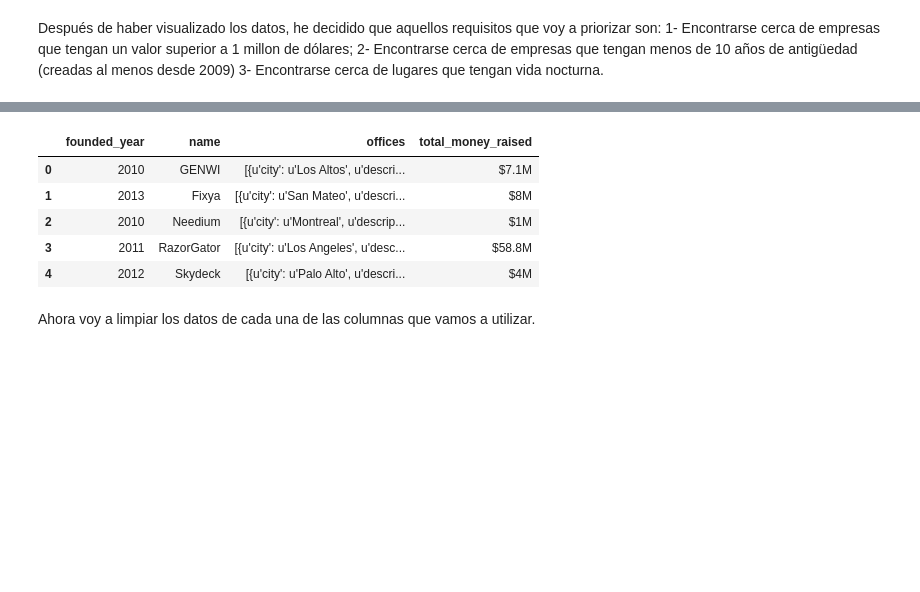
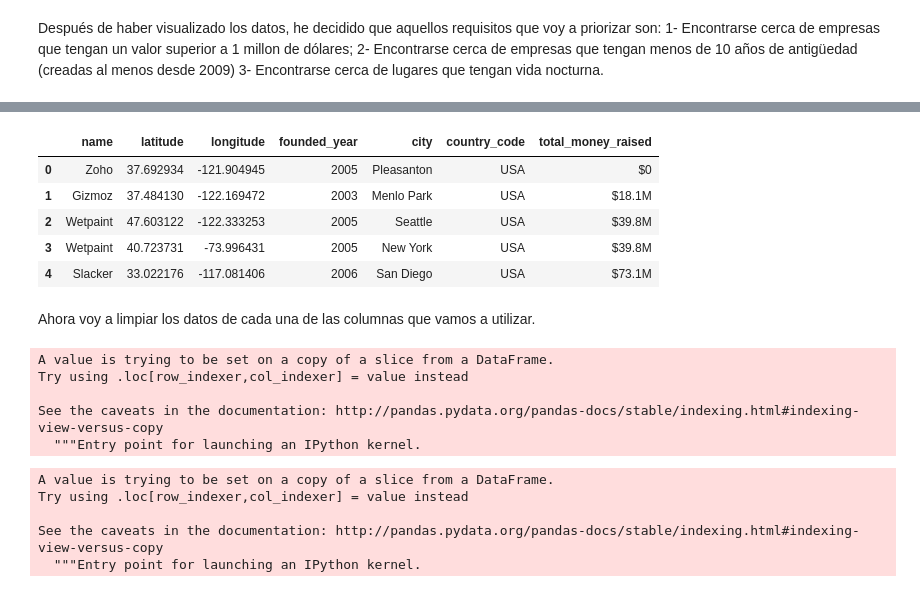
Before and after one commit to Mgraciaverdura/visualizing-real-world-data-project, a Jupyter notebook: df_filtered.ipynb, the cells around one changed output, grey strips where cells are left out. Cells and saved outputs as stored; diff of their text form; code cells hidden in the pictures; blank space fills up the shorter version.

Commit message:
generar json

```diff
--- a/df_filtered.ipynb
+++ b/df_filtered.ipynb
@@ -29,4 +39,22 @@ Después de haber visualizado los datos, he decidido que aquellos requisitos que
     2- Encontrarse cerca de empresas que tengan menos de 10 años de antigüedad (creadas al menos desde 2009)
     3- Encontrarse cerca de lugares que tengan vida nocturna.
 # %%
-perfect_place = db.companies.find({"$and":[{"offices.latitude":{"$exists":True}},{"offices.latitude":{"$ne":None}},{"offices.longitude":{"$exists":True}},{"offices.longitude":{"$ne":None}},{"total_money_raised":{"$exists":True}},{"total_money_raised":{"$gte":"$1M"}},{"founded_year":{"$gte":2009}},{"founded_year":{"$ne":None}},{"offices":{"$not":{"$size":0}}}]},{"name":1, "total_money_raised":1, "founded_year":1, "offices":1, "offices.latitude": 1, "offices.longitude": 1, "_id":0})
+perfect_place = db.companies.find({"$and":
+                                   [{"offices.latitude":{"$exists":True}},
+                                    {"offices.latitude":{"$ne":None}},
+                                    {"offices.longitude":{"$exists":True}},
+                                    {"offices.longitude":{"$ne":None}},
+                                    {"total_money_raised":{"$exists":True}},
+                                    {"total_money_raised":{"$not":{"$size":0}}},
+                                    {"founded_year":{"$gte":2000}},
+                                    {"founded_year":{"$ne":None}},
+                                    {"offices":{"$not":{"$size":0}}}]},
+                                  {"name":1, "total_money_raised":1, "founded_year":1, "offices":1,
+                                   "offices.latitude": 1, "offices.longitude": 1, "_id":0})
+# %%
+from pandas.io.json import json_normalize
+
+
+dataframe = json_normalize(data = perfect_place, record_path = "offices",
+                             meta = ["name", "founded_year",
+                                    "total_money_raised"])
@@ -33,12 +78,23 @@ perfect_place = db.companies.find({"$and":[{"offices.latitude":{"$exists":True}}
+# %%
+#dataframe.drop(columns='address1','address2','description','state_code','zip_code',inplace=True)
+df_aux = dataframe[["name", "latitude", "longitude", "founded_year", "city", "country_code", "total_money_raised"]]
 # %%
-df = pd.DataFrame(perfect_place)
-df.head()
+#df = pd.DataFrame(perfect_place)
+df_aux.head()
 # %% [output]
-|  | founded_year | name | offices | total_money_raised |
-| 0 | 2010 | GENWI | [{u'city': u'Los Altos', u'descri... | $7.1M |
-| 1 | 2013 | Fixya | [{u'city': u'San Mateo', u'descri... | $8M |
-| 2 | 2010 | Needium | [{u'city': u'Montreal', u'descrip... | $1M |
-| 3 | 2011 | RazorGator | [{u'city': u'Los Angeles', u'desc... | $58.8M |
-| 4 | 2012 | Skydeck | [{u'city': u'Palo Alto', u'descri... | $4M |
+|  | name | latitude | longitude | founded_year | city | country_code | total_money_raised |
+| 0 | Zoho | 37.692934 | -121.904945 | 2005 | Pleasanton | USA | $0 |
+| 1 | Gizmoz | 37.484130 | -122.169472 | 2003 | Menlo Park | USA | $18.1M |
+| 2 | Wetpaint | 47.603122 | -122.333253 | 2005 | Seattle | USA | $39.8M |
+| 3 | Wetpaint | 40.723731 | -73.996431 | 2005 | New York | USA | $39.8M |
+| 4 | Slacker | 33.022176 | -117.081406 | 2006 | San Diego | USA | $73.1M |
 # %% [markdown]
 Ahora voy a limpiar los datos de cada una de las columnas que vamos a utilizar.
+# %%
+df_aux["total_offices"] = df_aux["name"].map(df_aux["name"].value_counts())
+# %% [output]
+A value is trying to be set on a copy of a slice from a DataFrame.
+Try using .loc[row_indexer,col_indexer] = value instead
+
+See the caveats in the documentation: http://pandas.pydata.org/pandas-docs/stable/indexing.html#indexing-view-versus-copy
+  """Entry point for launching an IPython kernel.
@@ -45 +108,9 @@ Ahora voy a limpiar los datos de cada una de las columnas que vamos a utilizar.
+# %%
+df_aux["geo"] = df_aux.apply(lambda x: get_offices_locat2(x['longitude'], x['latitude']), axis=1)
+# %% [output]
+A value is trying to be set on a copy of a slice from a DataFrame.
+Try using .loc[row_indexer,col_indexer] = value instead
+
+See the caveats in the documentation: http://pandas.pydata.org/pandas-docs/stable/indexing.html#indexing-view-versus-copy
+  """Entry point for launching an IPython kernel.
 # %%
```
Also changed, not shown: parts of 35 cells of this notebook, 10 other files.
